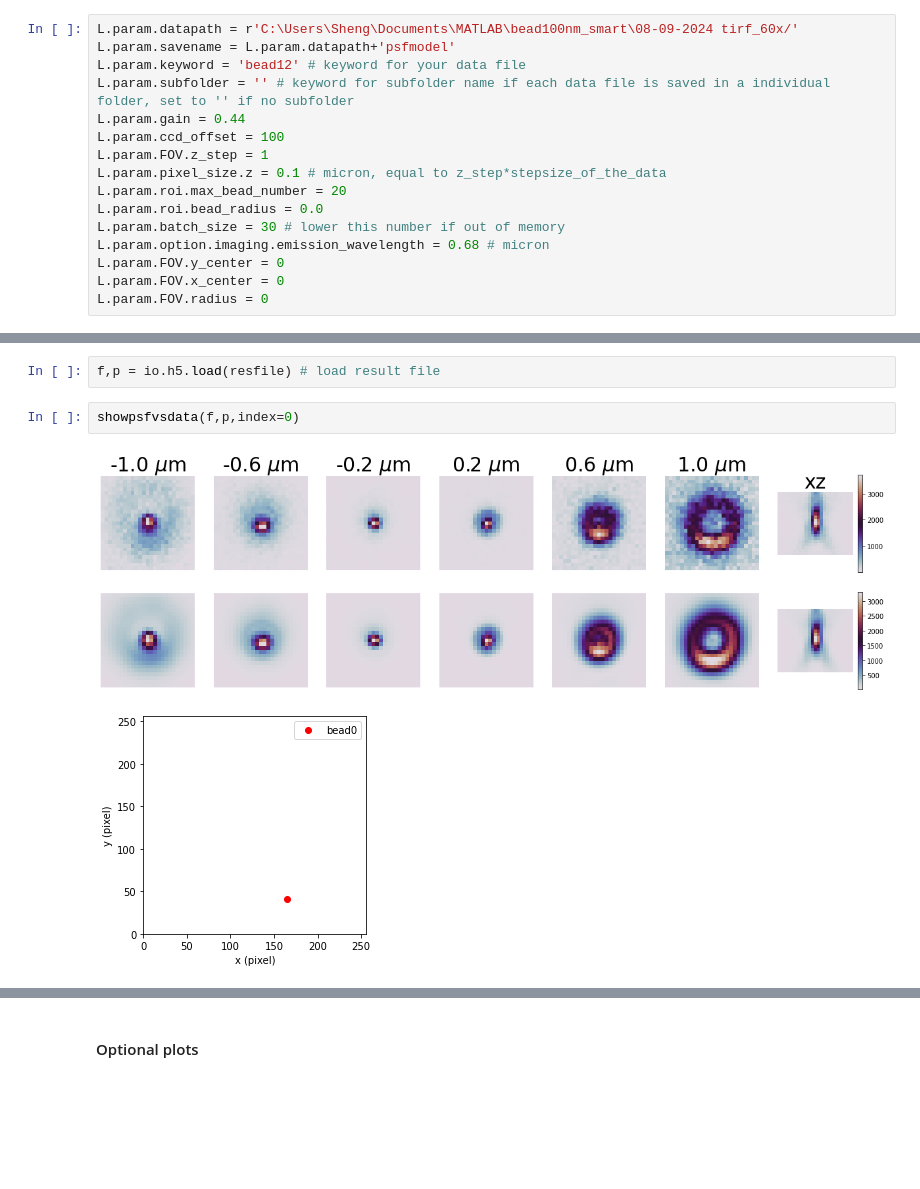
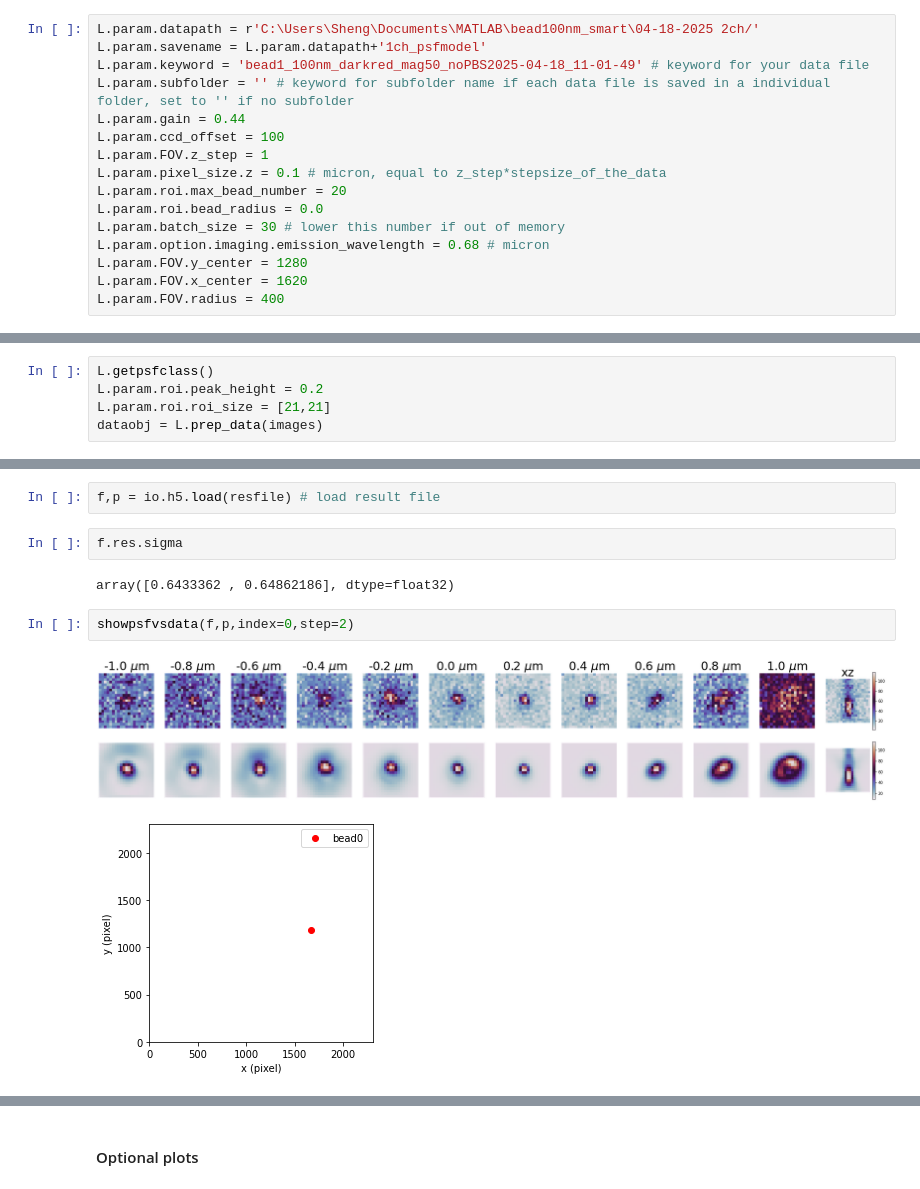
Before and after one commit to ries-lab/uiPSF, a Jupyter notebook: dev_fig/demo_beadPSF_1ch_smart.ipynb, the cells around one changed output, grey strips where cells are left out. Saved outputs shown, nothing was run; the diff lists cells and outputs as text; blank space fills up the shorter version.

Commit message:
test 2ch smart

```diff
--- a/dev_fig/demo_beadPSF_1ch_smart.ipynb
+++ b/dev_fig/demo_beadPSF_1ch_smart.ipynb
@@ -34,9 +34,9 @@ L.param = io.param.combine('config_base',psftype='zernike',channeltype='1ch',sys
 # %% [markdown]
 #### Edit user defined parameters
 # %%
-L.param.datapath = r'C:\Users\Sheng\Documents\MATLAB\bead100nm_smart\08-09-2024 tirf_60x/'
-L.param.savename = L.param.datapath+'psfmodel'
-L.param.keyword = 'bead12' # keyword for your data file
+L.param.datapath = r'C:\Users\Sheng\Documents\MATLAB\bead100nm_smart\04-18-2025 2ch/'
+L.param.savename = L.param.datapath+'1ch_psfmodel'
+L.param.keyword = 'bead1_100nm_darkred_mag50_noPBS2025-04-18_11-01-49' # keyword for your data file
 L.param.subfolder = '' # keyword for subfolder name if each data file is saved in a individual folder, set to '' if no subfolder
 L.param.gain = 0.44
 L.param.ccd_offset = 100
@@ -46,6 +46,6 @@ L.param.roi.max_bead_number = 20
 L.param.roi.bead_radius = 0.0
 L.param.batch_size = 30 # lower this number if out of memory
 L.param.option.imaging.emission_wavelength = 0.68 # micron
-L.param.FOV.y_center = 0
-L.param.FOV.x_center = 0
-L.param.FOV.radius = 0
+L.param.FOV.y_center = 1280
+L.param.FOV.x_center = 1620
+L.param.FOV.radius = 400
@@ -53,0 +64,5 @@ L.param.FOV.radius = 0
+# %%
+L.getpsfclass()
+L.param.roi.peak_height = 0.2
+L.param.roi.roi_size = [21,21]
+dataobj = L.prep_data(images)
@@ -74,11 +89,15 @@ rois shape channel : (10, 21, 25, 25)
 #### Show results
 # %%
 f,p = io.h5.load(resfile) # load result file
+# %%
+f.res.sigma
+# %% [output]
+array([0.6433362 , 0.64862186], dtype=float32)
 # %%
-showpsfvsdata(f,p,index=0)
+showpsfvsdata(f,p,index=0,step=2)
 # %% [output]
-[figure, old version]
+[figure, new version]
-[figure, old version]
+[figure, new version]
 # %%
 showlocalization(f,p)
 # %% [output]
```
Also changed, not shown: parts of 8 cells of this notebook, 2 other files.
